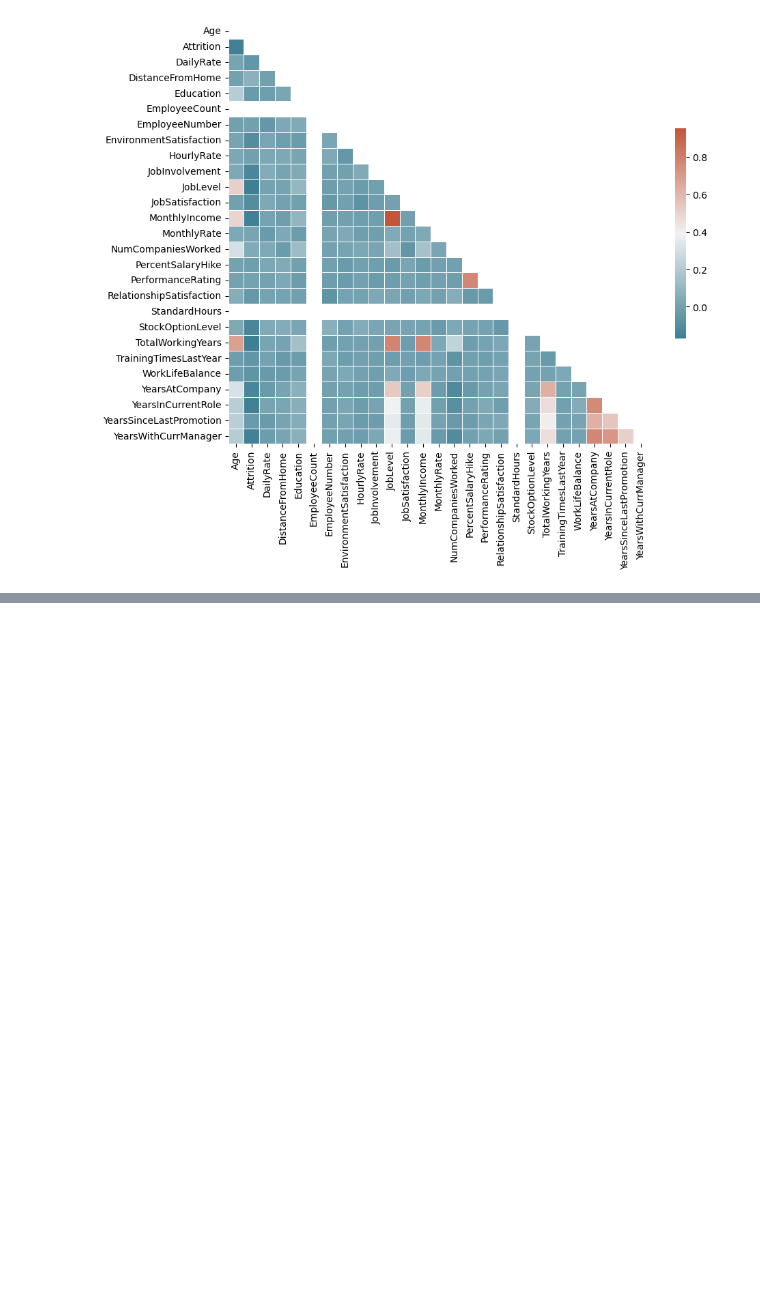
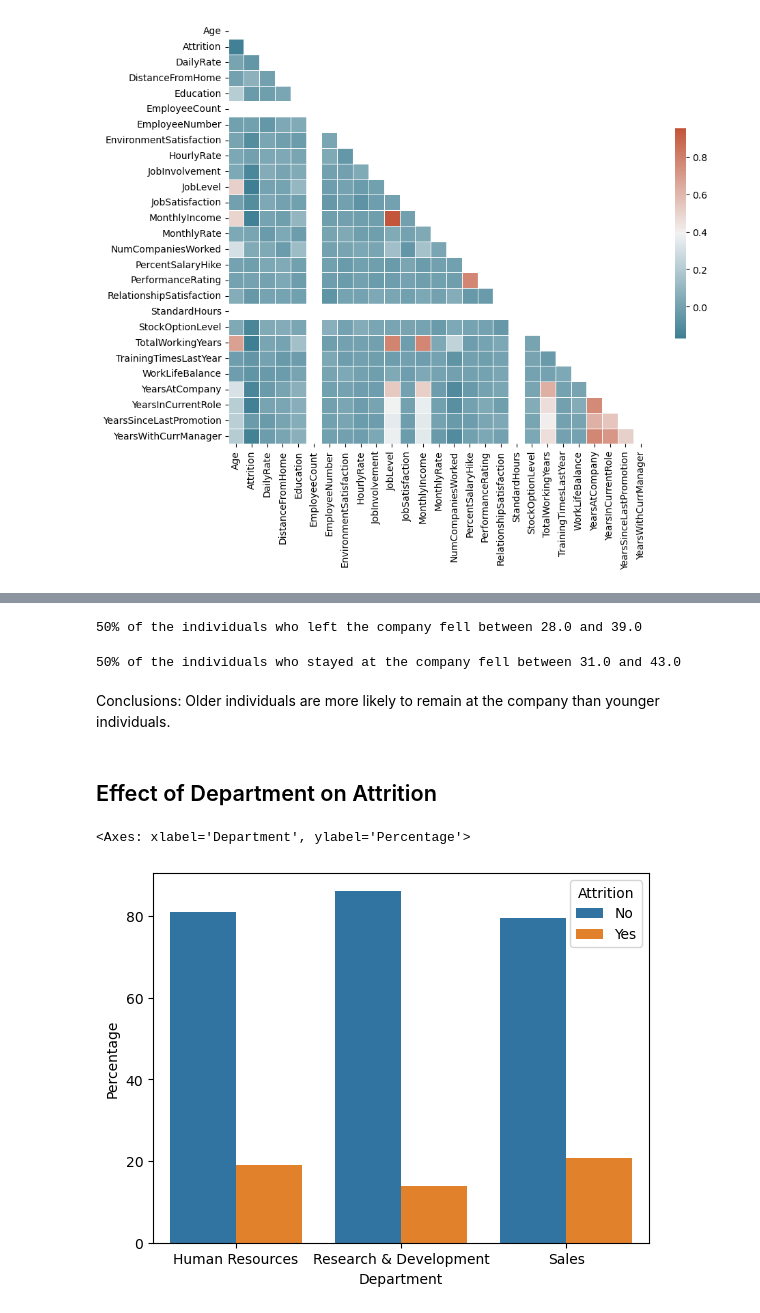
Before and after one commit to simsjarrod/MachineLearning_Employee-Churn, a Jupyter notebook: exploratory_data_analysis.ipynb, the cells around one changed output, grey strips where cells are left out. Drawn from its saved outputs; the diff is of its cells as text; code cells hidden in the pictures; blank space fills up the shorter version.

```diff
--- a/exploratory_data_analysis.ipynb
+++ b/exploratory_data_analysis.ipynb
@@ -277,0 +306,24 @@ sns.relplot(x='YearsAtCompany', y='MonthlyIncome', hue='Attrition', data=df)
+# %%
+Q1 = pos_attrition['Age'].quantile(0.25)
+Q3 = pos_attrition['Age'].quantile(0.75)
+print(f'50% of the individuals who left the company fell between {Q1} and {Q3}')
+# %% [output]
+50% of the individuals who left the company fell between 28.0 and 39.0
+# %%
+Q1 = neg_attrition['Age'].quantile(0.25)
+Q3 = neg_attrition['Age'].quantile(0.75)
+print(f'50% of the individuals who stayed at the company fell between {Q1} and {Q3}')
+# %% [output]
+50% of the individuals who stayed at the company fell between 31.0 and 43.0
+# %% [markdown]
+Conclusions: Older individuals are more likely to remain at the company than younger individuals.
+# %% [markdown]
+## Effect of Department on Attrition
+# %%
+# Calculate percentage of attrition by department
+department_percentages = df.groupby('Department')['Attrition'].value_counts(normalize=True).mul(100).rename('Percentage').reset_index()
+# %%
+sns.barplot(x='Department', y='Percentage', hue='Attrition', data=department_percentages, palette='tab10')
+# %% [output]
+<Axes: xlabel='Department', ylabel='Percentage'>
+[figure, added]
```
Also changed, not shown: parts of 40 cells of this notebook.
